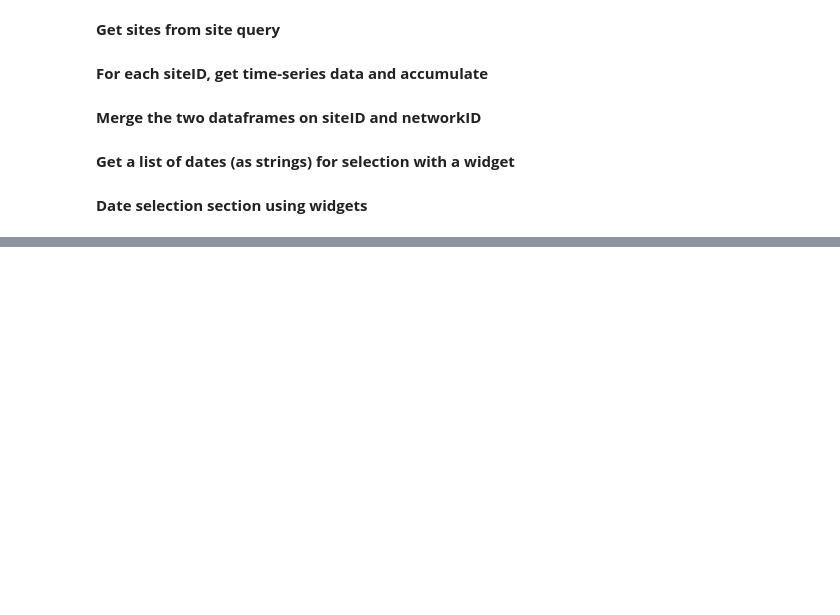
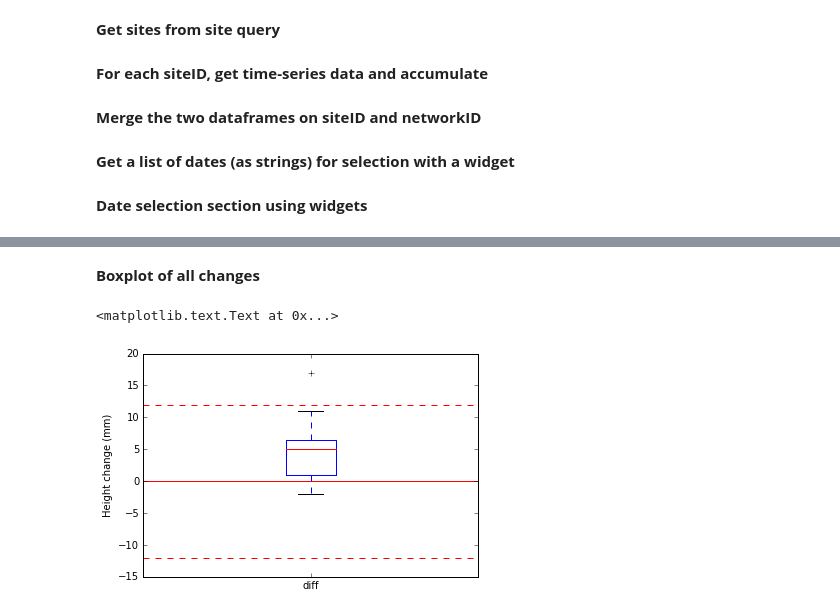
Before and after one commit to rumachan/iPythonNotebooks, a Jupyter notebook: taupo_lakelevel_map.ipynb, the cells around one changed output, grey strips where cells are left out. Saved outputs shown, nothing was run; the diff lists cells and outputs as text; code cells hidden in the pictures; blank space fills up the shorter version.

```diff
--- a/taupo_lakelevel_map.ipynb
+++ b/taupo_lakelevel_map.ipynb
@@ -160,0 +194,11 @@ widgets.HBox([wd1, wd2, g])
+# %% [markdown]
+**Boxplot of all changes**
+# %%
+db = diff.plot(kind='box', y='diff', legend=False)
+plt.axhline(12, color='red', linestyle='--')
+plt.axhline(-12, color='red', linestyle='--')
+plt.axhline(0, color='red', linestyle='-')
+db.set_ylabel('Height change (mm)')
+# %% [output]
+<matplotlib.text.Text at 0x...>
+[figure, added]
```
Also changed, not shown: parts of 11 cells of this notebook.
